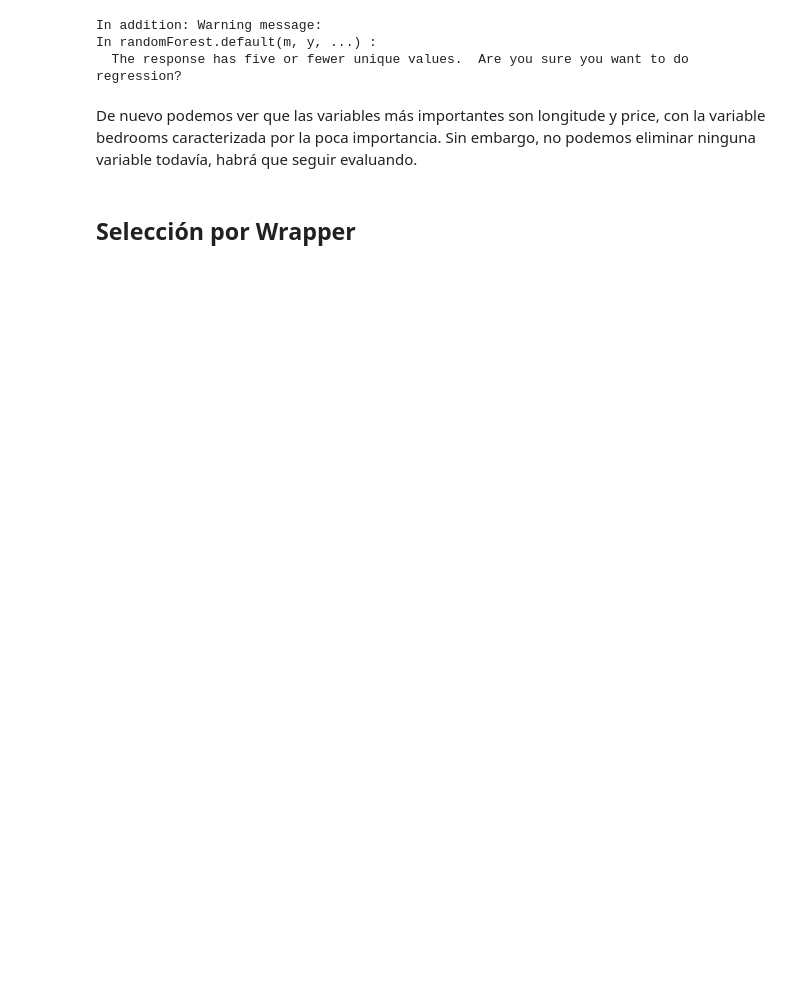
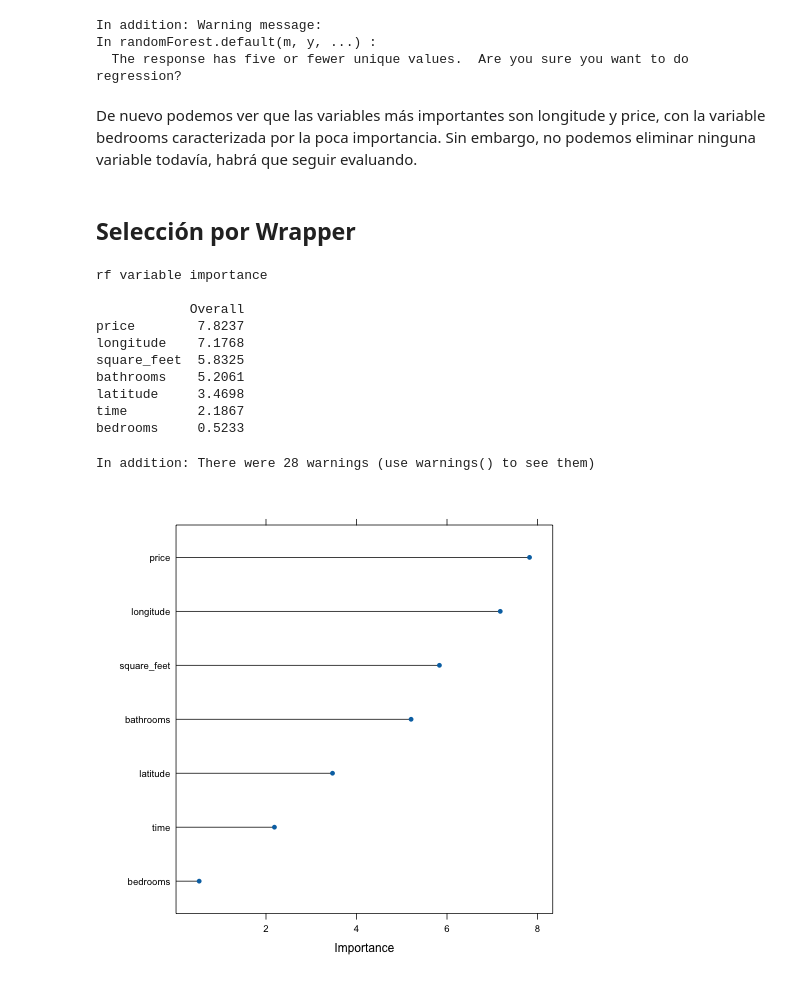
Before and after one commit to Arturo-Hernanz-CM/analisis_datos_modelo_clasificacion_viviendas, a Jupyter notebook: modelo_clasificacion.ipynb, the cells around one changed output. Saved outputs shown, nothing was run; the diff lists cells and outputs as text; code cells hidden in the pictures; blank space fills up the shorter version.

Commit message:
clases

```diff
--- a/modelo_clasificacion.ipynb
+++ b/modelo_clasificacion.ipynb
@@ -493,3 +510,28 @@ In randomForest.default(m, y, ...) :
 De nuevo podemos ver que las variables más importantes son longitude y price, con la variable bedrooms caracterizada por la poca importancia. Sin embargo, no podemos eliminar ninguna variable todavía, habrá que seguir evaluando.
 # %% [markdown]
 ## Selección por Wrapper
+# %%
+%%R
+formula_2 <- to_formula( c("latitude", "longitude", "price", "time", "square_feet",
+                         "bathrooms", "bedrooms"), "category")
+
+control <- trainControl(method="repeatedcv", number = 3, repeats = 3)
+caret_rf <- train(formula_2, data = dfMedidas, method = "rf", preProcess = "scale",
+                  trControl = control,
+                  importance = TRUE, na.action = na.roughfix) #este parámetro hace que se diferencia por clase
+importancia <- varImp(caret_rf, scale = FALSE)
+print(importancia)
+plot(importancia)
+# %% [output]
+rf variable importance
+
+            Overall
+price        7.8237
+longitude    7.1768
+square_feet  5.8325
+bathrooms    5.2061
+latitude     3.4698
+time         2.1867
+bedrooms     0.5233
+In addition: There were 28 warnings (use warnings() to see them)
+[figure, added]
```
Also changed, not shown: parts of 4 cells of this notebook.
